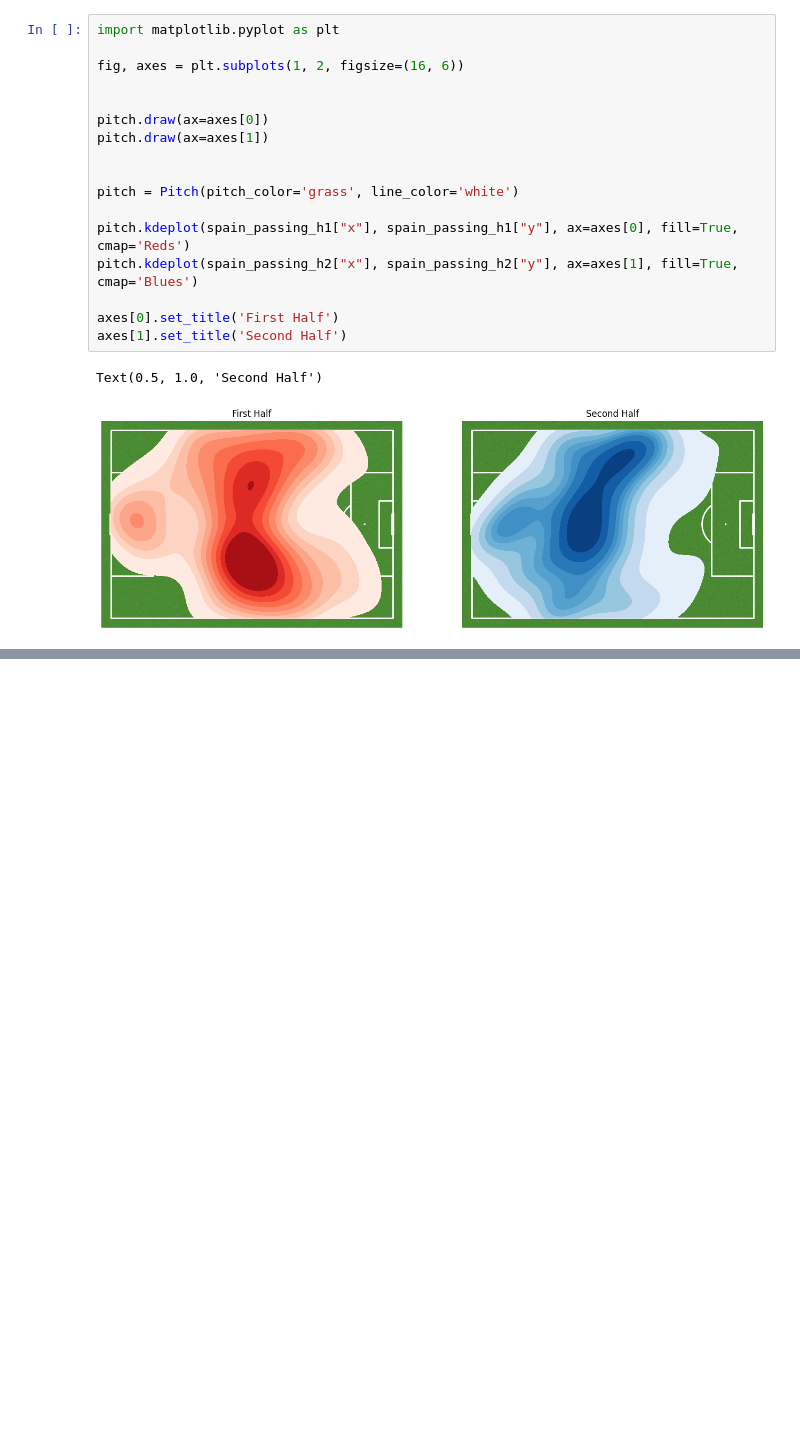
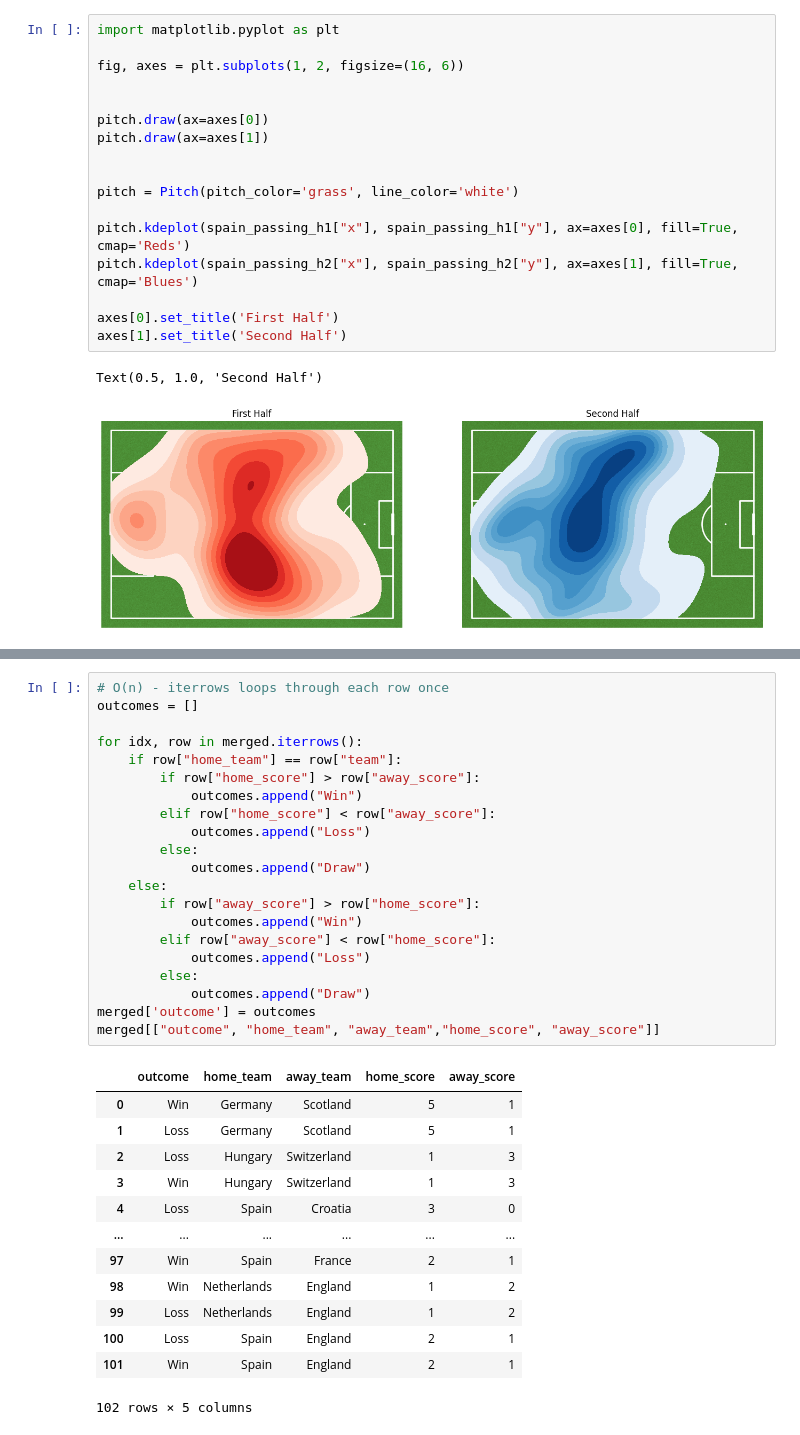
Before and after one commit to molinaferrerj/EUROCUP-ANALYTICS, a Jupyter notebook: 01_explore.ipynb, the cells around one changed output, grey strips where cells are left out. Drawn from its saved outputs; the diff is of its cells as text; blank space fills up the shorter version.

```diff
--- a/01_explore.ipynb
+++ b/01_explore.ipynb
@@ -362,0 +441,35 @@ Text(0.5, 1.0, 'Second Half')
+# %%
+# O(n) - iterrows loops through each row once
+outcomes = []
+
+for idx, row in merged.iterrows():
+    if row["home_team"] == row["team"]:
+        if row["home_score"] > row["away_score"]:
+            outcomes.append("Win")
+        elif row["home_score"] < row["away_score"]:
+            outcomes.append("Loss")
+        else:
+            outcomes.append("Draw")
+    else:
+        if row["away_score"] > row["home_score"]:
+            outcomes.append("Win")
+        elif row["away_score"] < row["home_score"]:
+            outcomes.append("Loss")
+        else:
+            outcomes.append("Draw")
+merged['outcome'] = outcomes
+merged[["outcome", "home_team", "away_team","home_score", "away_score"]]
+# %% [output]
+|  | outcome | home_team | away_team | home_score | away_score |
+| 0 | Win | Germany | Scotland | 5 | 1 |
+| 1 | Loss | Germany | Scotland | 5 | 1 |
+| 2 | Loss | Hungary | Switzerland | 1 | 3 |
+| 3 | Win | Hungary | Switzerland | 1 | 3 |
+| 4 | Loss | Spain | Croatia | 3 | 0 |
+| ... | ... | ... | ... | ... | ... |
+| 97 | Win | Spain | France | 2 | 1 |
+| 98 | Win | Netherlands | England | 1 | 2 |
+| 99 | Loss | Netherlands | England | 1 | 2 |
+| 100 | Loss | Spain | England | 2 | 1 |
+| 101 | Win | Spain | England | 2 | 1 |
+102 rows × 5 columns
```
Also changed, not shown: parts of 13 cells of this notebook.
